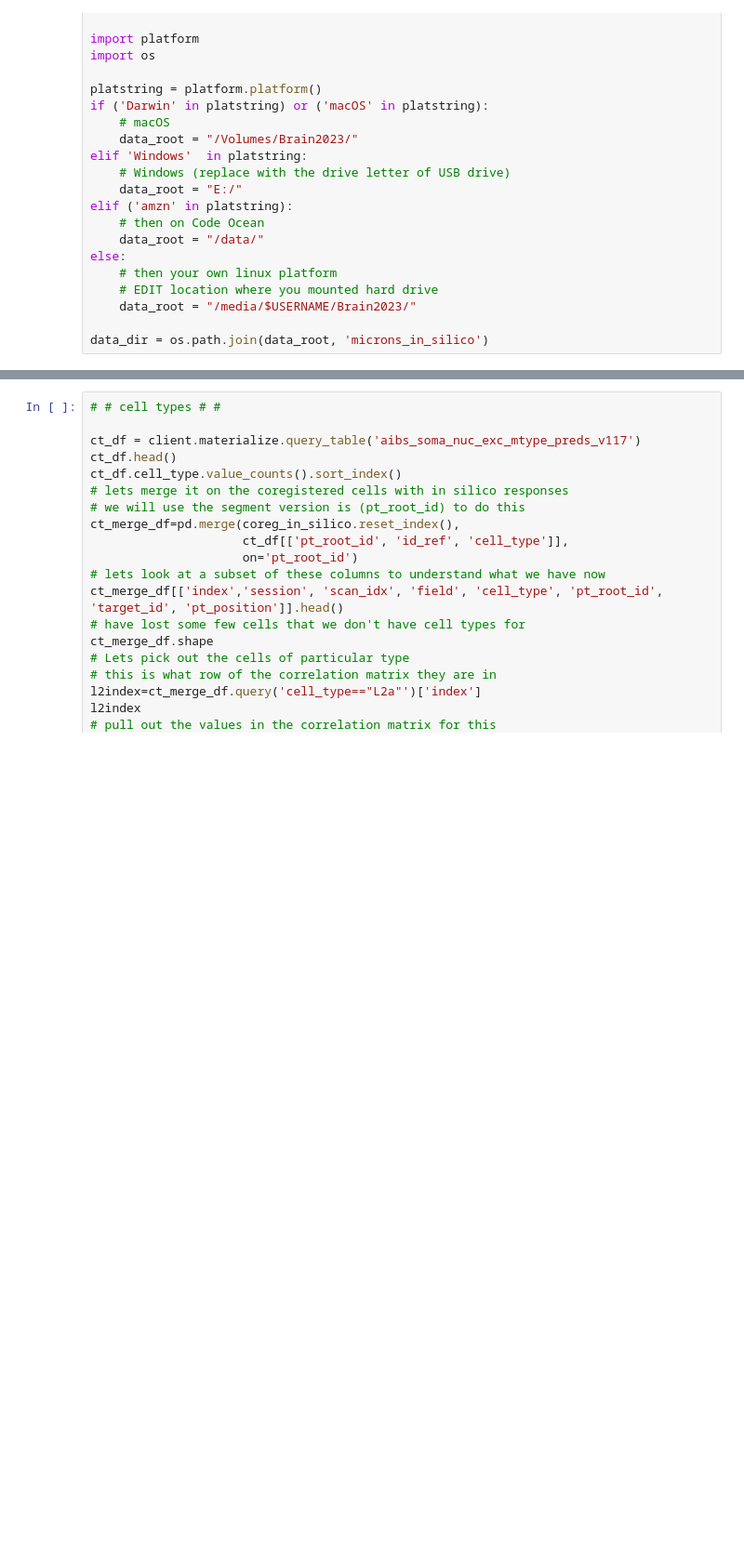
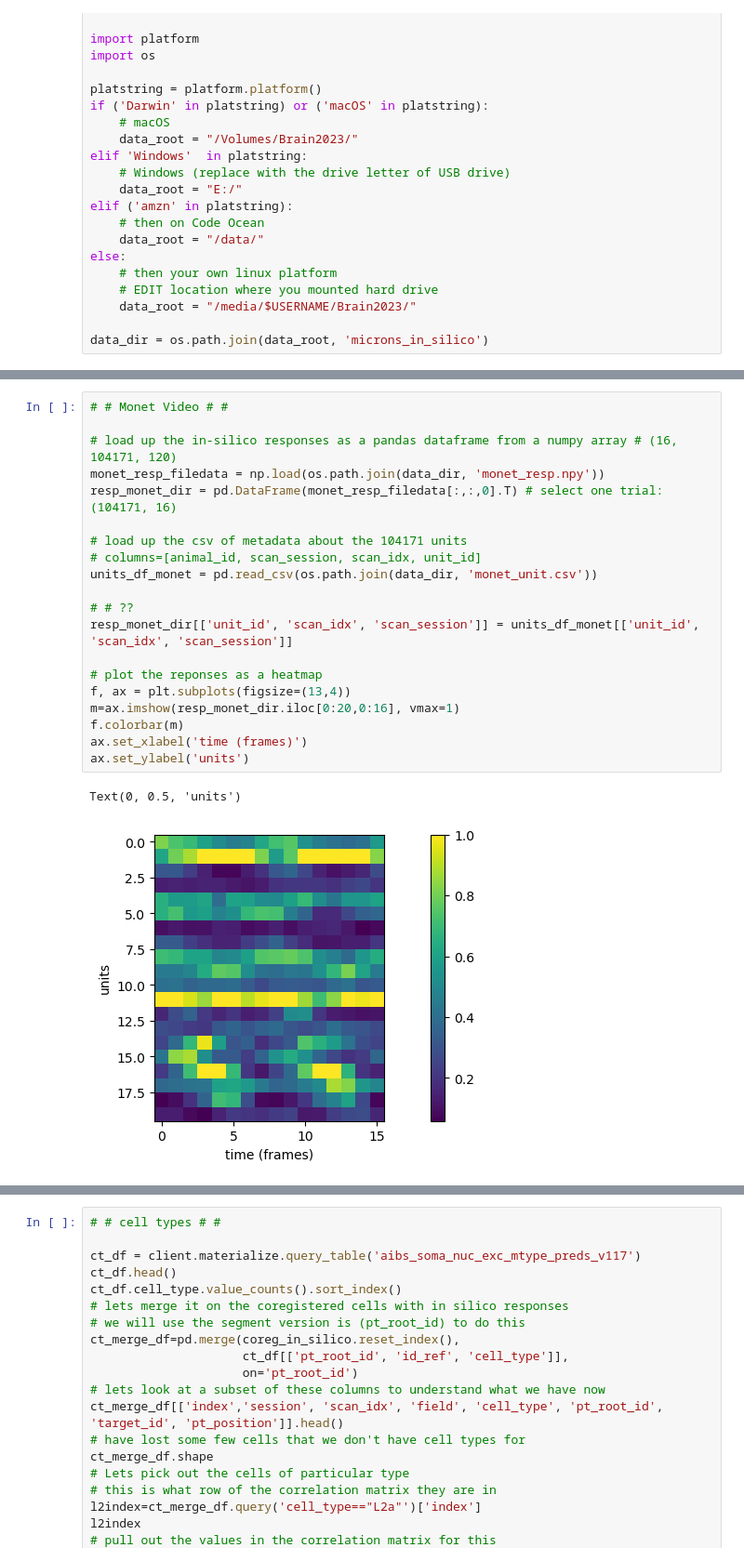
Before and after one commit to AllenSWDB/SWDB2023_project_microns, a Jupyter notebook: code/test.ipynb, the cells around one changed output, grey strips where cells are left out. Shown at 93% size. Drawn from its saved outputs; the diff is of its cells as text; blank space fills up the shorter version.

```diff
--- a/code/test.ipynb
+++ b/code/test.ipynb
@@ -61,2 +55,25 @@ resp.shape
+# %%
+# # Monet Video # #
+
+# load up the in-silico responses as a pandas dataframe from a numpy array # (16, 104171, 120)
+monet_resp_filedata = np.load(os.path.join(data_dir, 'monet_resp.npy'))
+resp_monet_dir = pd.DataFrame(monet_resp_filedata[:,:,0].T) # select one trial: (104171, 16)
+
+# load up the csv of metadata about the 104171 units
+# columns=[animal_id, scan_session, scan_idx, unit_id]
+units_df_monet = pd.read_csv(os.path.join(data_dir, 'monet_unit.csv'))
+
+# # ??
+resp_monet_dir[['unit_id', 'scan_idx', 'scan_session']] = units_df_monet[['unit_id', 'scan_idx', 'scan_session']]
+
+# plot the reponses as a heatmap
+f, ax = plt.subplots(figsize=(13,4))
+m=ax.imshow(resp_monet_dir.iloc[0:20,0:16], vmax=1)
+f.colorbar(m)
+ax.set_xlabel('time (frames)')
+ax.set_ylabel('units')
+# %% [output]
+Text(0, 0.5, 'units')
+[figure, added]
 # %%
 # # Coregistration # #
```
Also changed, not shown: parts of 11 cells of this notebook.
